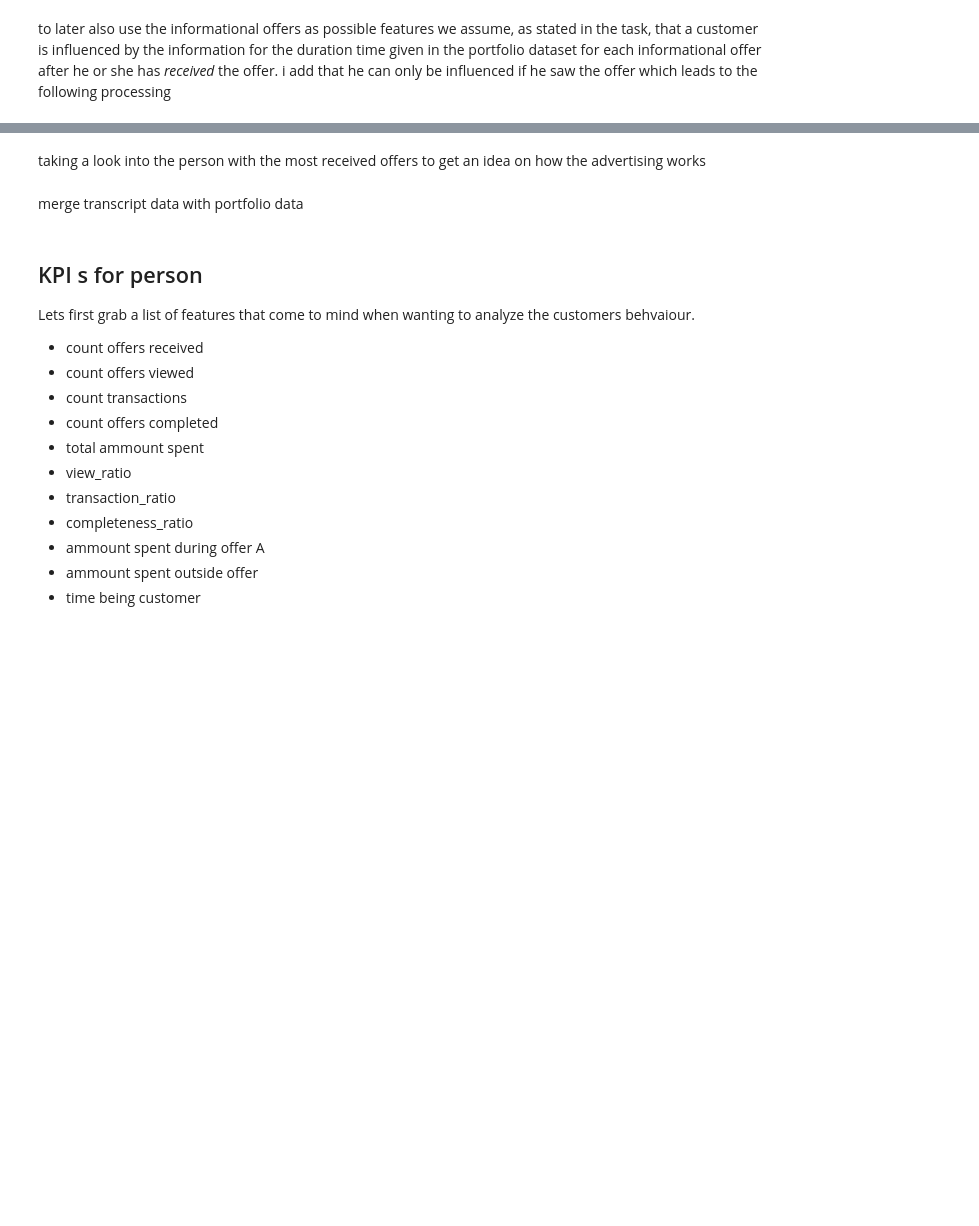
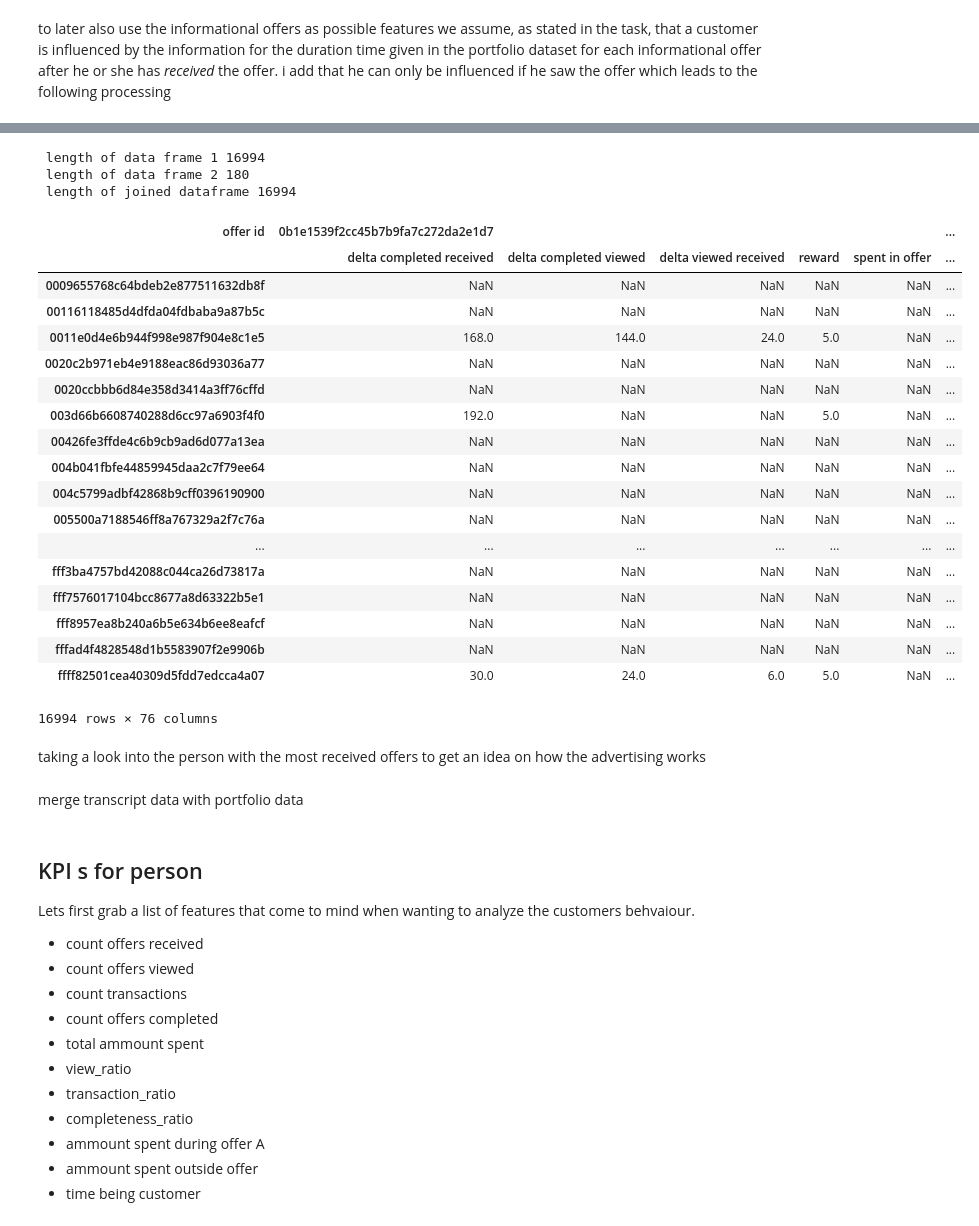
Before and after one commit to udacityML/capstone_starbucks, a Jupyter notebook: Starbucks_Capstone_notebook_app2.ipynb, the cells around one changed output, grey strips where cells are left out. Saved outputs shown, nothing was run; the diff lists cells and outputs as text; code cells hidden in the pictures; blank space fills up the shorter version.

```diff
--- a/Starbucks_Capstone_notebook_app2.ipynb
+++ b/Starbucks_Capstone_notebook_app2.ipynb
@@ -508,0 +504,5 @@ df_person_money_spent = pd.read_pickle('df_person_money_spent.pkl')
+# %%
+file_name = 'df_person_money_spent_sample.pkl'
+
+df_person_money_spent = pd.read_pickle(file_name)
+df_person_money_spent.head()
@@ -528,0 +527,7 @@ Index([u'94de646f7b6041228ca7dec82adb97d2',
+# %%
+df_person_money_spent.rename(columns={0:'spent in offer'},inplace=True)
+df_person_money_spent_pivot = pd.pivot_table(df_person_money_spent, index=['person'], columns=['offer id'], aggfunc={'spent in offer':'sum'})
+df_person_money_spent_pivot.columns = df_person_money_spent_pivot.columns.swaplevel(0,1)
+df_person_money_spent_pivot.sort_index(axis=1,  inplace=True)
+#person_spendings_by_offer=df_person_money_spent_pivot.droplevel(0,axis=1)
+df_person_money_spent_pivot.head()
@@ -530,0 +572,31 @@ len(profile['id'])
+# %%
+joined = pd.concat([customer_offers_pivot,df_person_money_spent_pivot],axis=1, sort=False)
+print(' length of data frame 1 {} \n length of data frame 2 {} \n length of joined dataframe {}'.format(len(customer_offers_pivot), len(df_person_money_spent_pivot),len(joined)))
+# %% [output]
+ length of data frame 1 16994
+ length of data frame 2 180
+ length of joined dataframe 16994
+# %%
+joined.sort_index(axis=1,  inplace=True)
+# %%
+joined
+# %% [output]
+| offer id | 0b1e1539f2cc45b7b9fa7c272da2e1d7 |  |  |  |  | ... |
+|  | delta completed received | delta completed viewed | delta viewed received | reward | spent in offer | ... |
+| 0009655768c64bdeb2e877511632db8f | NaN | NaN | NaN | NaN | NaN | ... |
+| 00116118485d4dfda04fdbaba9a87b5c | NaN | NaN | NaN | NaN | NaN | ... |
+| 0011e0d4e6b944f998e987f904e8c1e5 | 168.0 | 144.0 | 24.0 | 5.0 | NaN | ... |
+| 0020c2b971eb4e9188eac86d93036a77 | NaN | NaN | NaN | NaN | NaN | ... |
+| 0020ccbbb6d84e358d3414a3ff76cffd | NaN | NaN | NaN | NaN | NaN | ... |
+| 003d66b6608740288d6cc97a6903f4f0 | 192.0 | NaN | NaN | 5.0 | NaN | ... |
+| 00426fe3ffde4c6b9cb9ad6d077a13ea | NaN | NaN | NaN | NaN | NaN | ... |
+| 004b041fbfe44859945daa2c7f79ee64 | NaN | NaN | NaN | NaN | NaN | ... |
+| 004c5799adbf42868b9cff0396190900 | NaN | NaN | NaN | NaN | NaN | ... |
+| 005500a7188546ff8a767329a2f7c76a | NaN | NaN | NaN | NaN | NaN | ... |
+| ... | ... | ... | ... | ... | ... | ... |
+| fff3ba4757bd42088c044ca26d73817a | NaN | NaN | NaN | NaN | NaN | ... |
+| fff7576017104bcc8677a8d63322b5e1 | NaN | NaN | NaN | NaN | NaN | ... |
+| fff8957ea8b240a6b5e634b6ee8eafcf | NaN | NaN | NaN | NaN | NaN | ... |
+| fffad4f4828548d1b5583907f2e9906b | NaN | NaN | NaN | NaN | NaN | ... |
+| ffff82501cea40309d5fdd7edcca4a07 | 30.0 | 24.0 | 6.0 | 5.0 | NaN | ... |
+16994 rows × 76 columns
```
Also changed, not shown: parts of 37 cells of this notebook, 1 other file.
